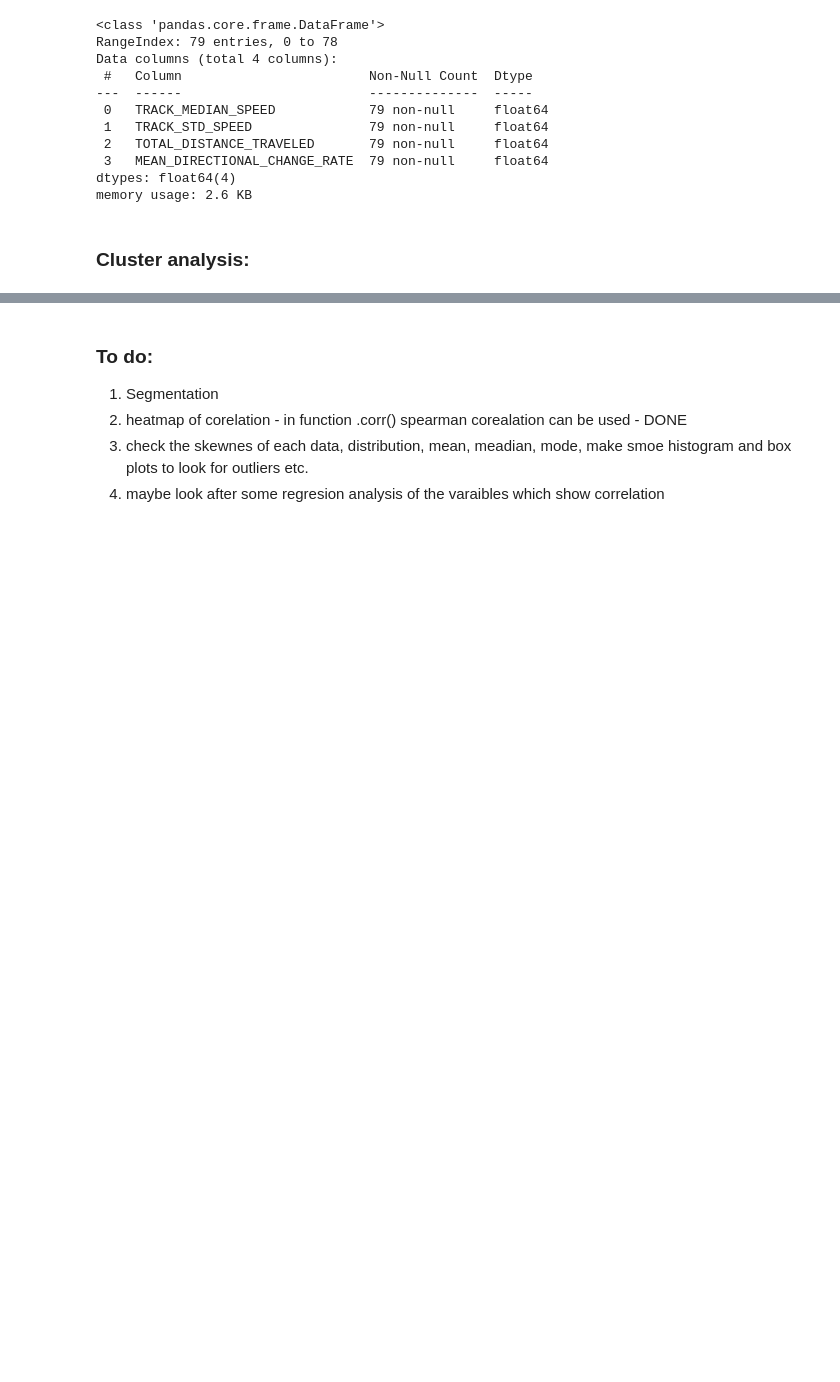
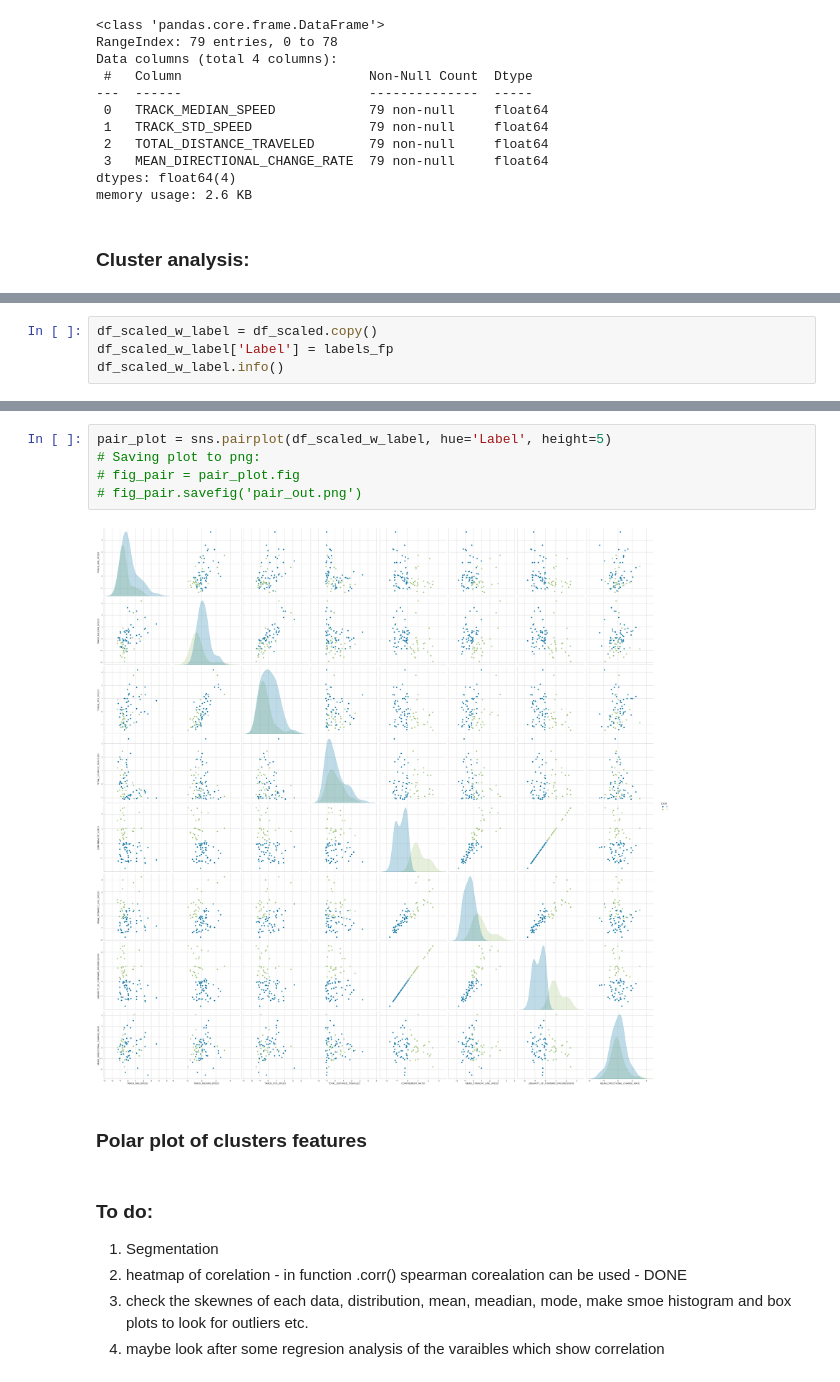
Before and after one commit to GentlemanFrog/Trajectory_clustering, a Jupyter notebook: Trajectory_analysis.ipynb, the cells around one changed output, grey strips where cells are left out. Saved outputs shown, nothing was run; the diff lists cells and outputs as text; blank space fills up the shorter version.

```diff
--- a/Trajectory_analysis.ipynb
+++ b/Trajectory_analysis.ipynb
@@ -551,0 +593,4 @@ visualizer.show()
+# %%
+df_scaled_w_label = df_scaled.copy()
+df_scaled_w_label['Label'] = labels_fp
+df_scaled_w_label.info()
@@ -552,3 +614,12 @@ visualizer.show()
+# %%
+pair_plot = sns.pairplot(df_scaled_w_label, hue='Label', height=5)
+# Saving plot to png:
+# fig_pair = pair_plot.fig
+# fig_pair.savefig('pair_out.png')
+# %% [output]
+[figure, added]
+# %% [markdown]
+### Polar plot of clusters features
 # %% [markdown]
 ### To do:
 1. Segmentation
```
Also changed, not shown: parts of 19 cells of this notebook.
